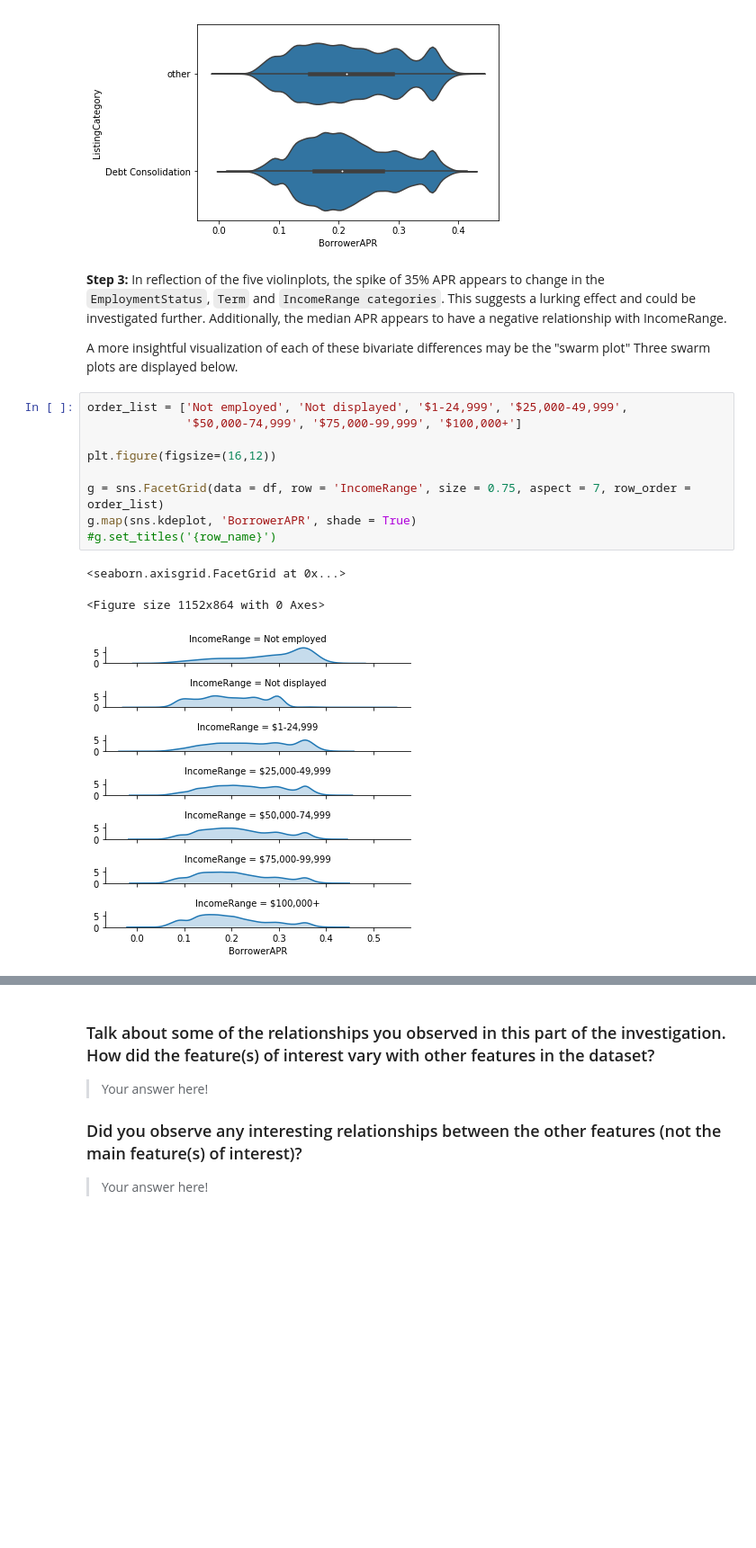
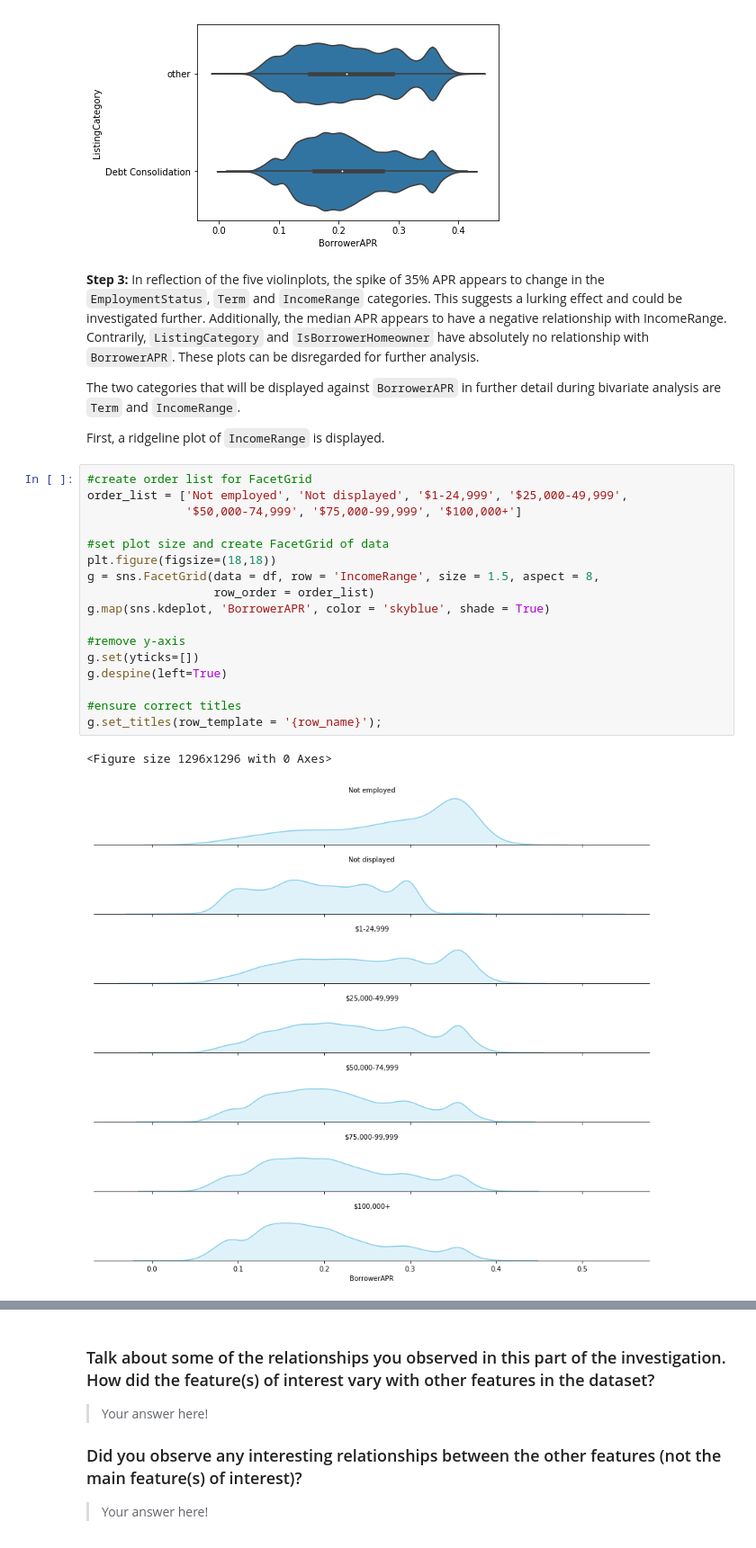
Before and after one commit to Jeff-VA/Udacity-Communicate-Data-Project, a Jupyter notebook: exploration_v2.ipynb, the cells around one changed output, grey strips where cells are left out. Shown: that part at 90% size. Saved outputs shown, nothing was run; the diff lists cells and outputs as text; blank space fills up the shorter version.

Commit message:
completed markdown in bivariate exploration_v2

```diff
--- a/exploration_v2.ipynb
+++ b/exploration_v2.ipynb
@@ -596,19 +602,28 @@ sns.violinplot(data = df_trimmed, x = 'BorrowerAPR', y = 'ListingCategory',  col
 # %% [output]
 [figure]
 # %% [markdown]
-**Step 3:** In reflection of the five violinplots, the spike of 35% APR appears to change in the `EmploymentStatus`, `Term` and `IncomeRange categories`.  This suggests a lurking effect and could be investigated further.  Additionally, the median APR appears to have a negative relationship with IncomeRange.
+**Step 3:** In reflection of the five violinplots, the spike of 35% APR appears to change in the `EmploymentStatus`, `Term` and `IncomeRange` categories.  This suggests a lurking effect and could be investigated further.  Additionally, the median APR appears to have a negative relationship with IncomeRange.  Contrarily, `ListingCategory` and `IsBorrowerHomeowner` have absolutely no relationship with `BorrowerAPR`.  These plots can be disregarded for further analysis.
 
-A more insightful visualization of each of these bivariate differences may be the "swarm plot"  Three swarm plots are displayed below.
+The two categories that will be displayed against `BorrowerAPR` in further detail during bivariate analysis are `Term` and `IncomeRange`.
+
+First, a ridgeline plot of `IncomeRange` is displayed.
 # %%
+#create order list for FacetGrid
 order_list = ['Not employed', 'Not displayed', '$1-24,999', '$25,000-49,999',
               '$50,000-74,999', '$75,000-99,999', '$100,000+']
 
-plt.figure(figsize=(16,12))
+#set plot size and create FacetGrid of data
+plt.figure(figsize=(18,18))
+g = sns.FacetGrid(data = df, row = 'IncomeRange', size = 1.5, aspect = 8,
+                  row_order = order_list)
+g.map(sns.kdeplot, 'BorrowerAPR', color = 'skyblue', shade = True)
 
-g = sns.FacetGrid(data = df, row = 'IncomeRange', size = 0.75, aspect = 7, row_order = order_list)
-g.map(sns.kdeplot, 'BorrowerAPR', shade = True)
-#g.set_titles('{row_name}')
+#remove y-axis
+g.set(yticks=[])
+g.despine(left=True)
+
+#ensure correct titles
+g.set_titles(row_template = '{row_name}');
 # %% [output]
-<seaborn.axisgrid.FacetGrid at 0x...>
+<Figure size 1296x1296 with 0 Axes>
-<Figure size 1152x864 with 0 Axes>
-[figure, old version]
+[figure, new version]
```
Also changed, not shown: parts of 9 cells of this notebook.
